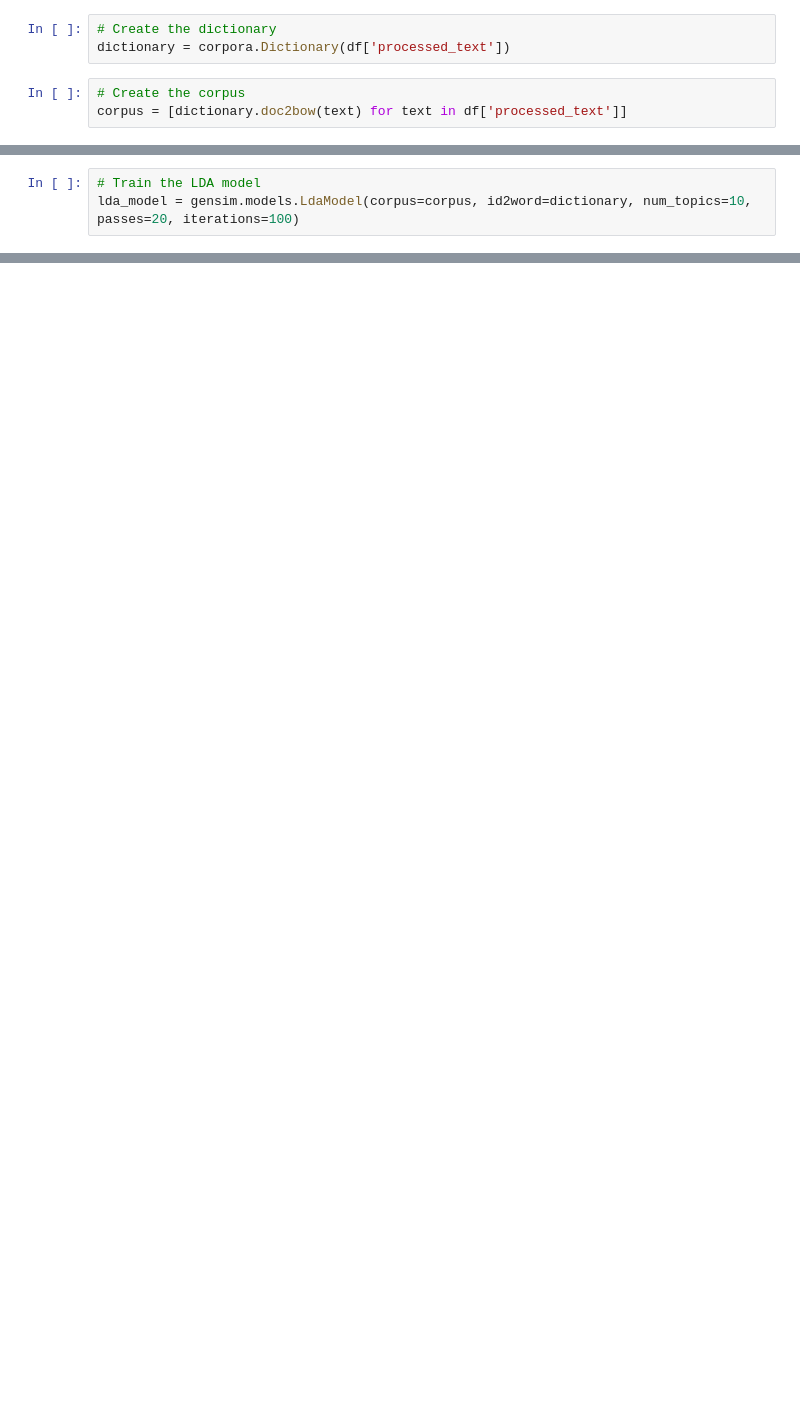
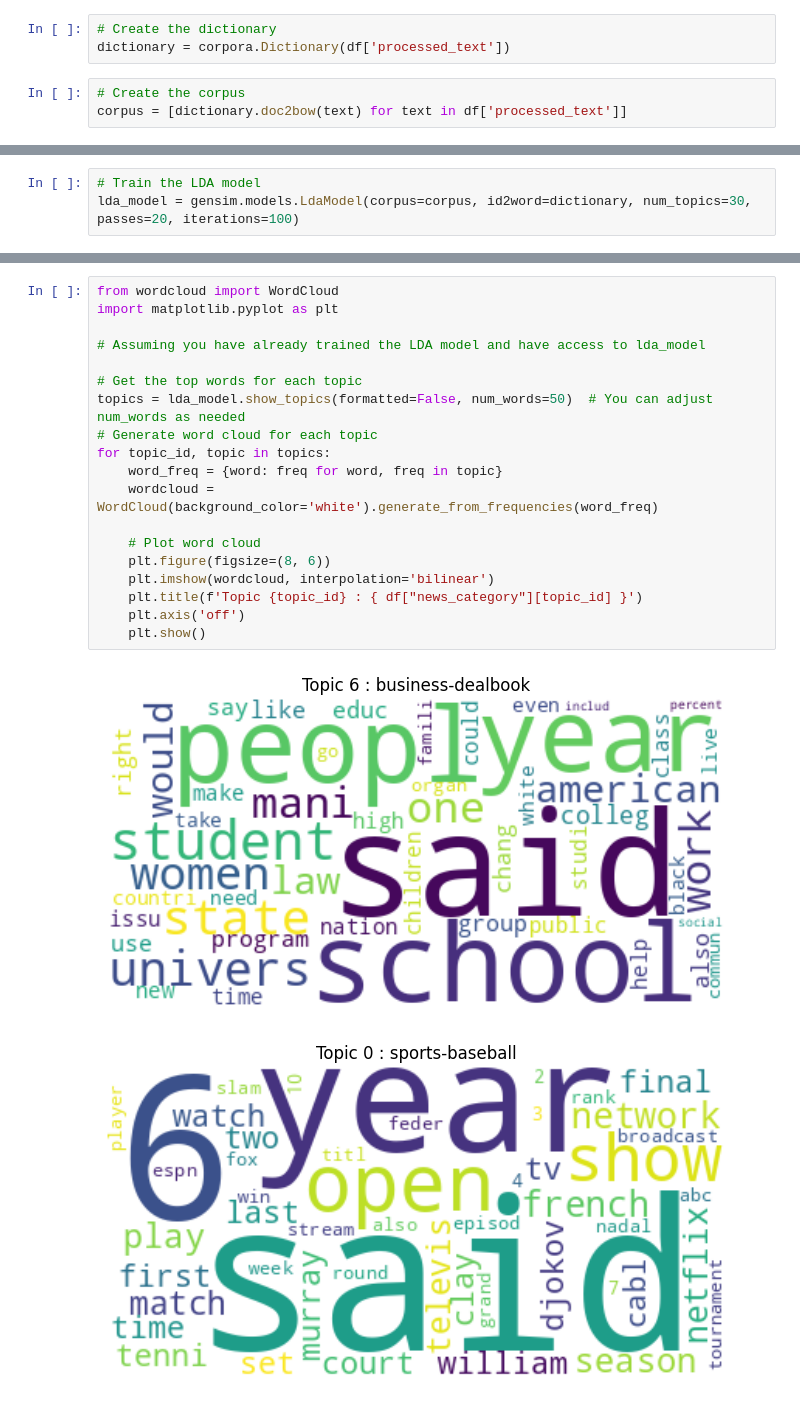
Before and after one commit to PavanPratapagiri/topic_modeling, a Jupyter notebook: algorithms/LDA/LDA.ipynb, the cells around one changed output, grey strips where cells are left out. Saved outputs shown, nothing was run; the diff lists cells and outputs as text; blank space fills up the shorter version.

```diff
--- a/algorithms/LDA/LDA.ipynb
+++ b/algorithms/LDA/LDA.ipynb
@@ -69,3 +85,3 @@ corpus = [dictionary.doc2bow(text) for text in df['processed_text']]
 # %%
 # Train the LDA model
-lda_model = gensim.models.LdaModel(corpus=corpus, id2word=dictionary, num_topics=10, passes=20, iterations=100)
+lda_model = gensim.models.LdaModel(corpus=corpus, id2word=dictionary, num_topics=30, passes=20, iterations=100)
@@ -101,3 +132,25 @@ vis = gensimvis.prepare(lda_model, corpus, dictionary)
 pyLDAvis.display(vis)
 # %% [output]
 [interactive output not drawn]
+# %%
+from wordcloud import WordCloud
+import matplotlib.pyplot as plt
+
+# Assuming you have already trained the LDA model and have access to lda_model
+
+# Get the top words for each topic
+topics = lda_model.show_topics(formatted=False, num_words=50)  # You can adjust num_words as needed
+# Generate word cloud for each topic
+for topic_id, topic in topics:
+    word_freq = {word: freq for word, freq in topic}
+    wordcloud = WordCloud(background_color='white').generate_from_frequencies(word_freq)
+
+    # Plot word cloud
+    plt.figure(figsize=(8, 6))
+    plt.imshow(wordcloud, interpolation='bilinear')
+    plt.title(f'Topic {topic_id} : { df["news_category"][topic_id] }')
+    plt.axis('off')
+    plt.show()
+# %% [output]
+[figure, added]
+[figure, added]
```
Also changed, not shown: parts of 13 cells of this notebook.
